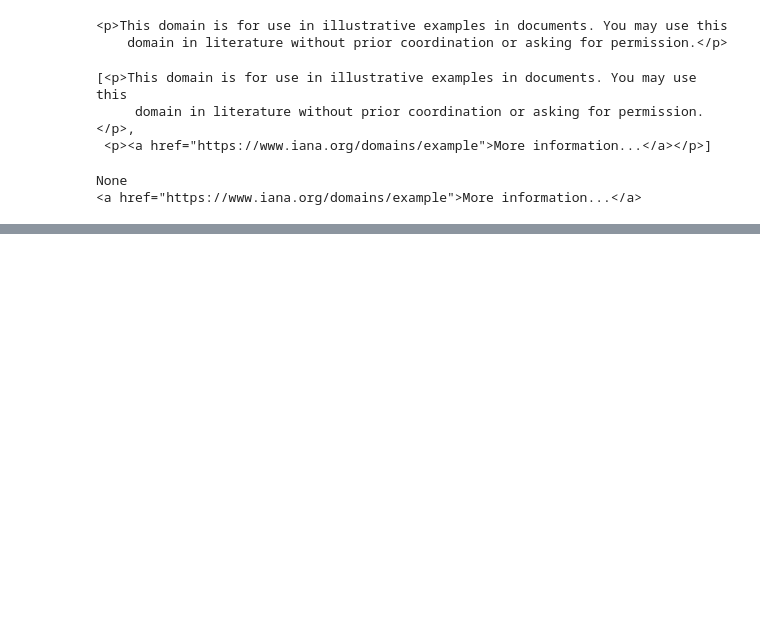
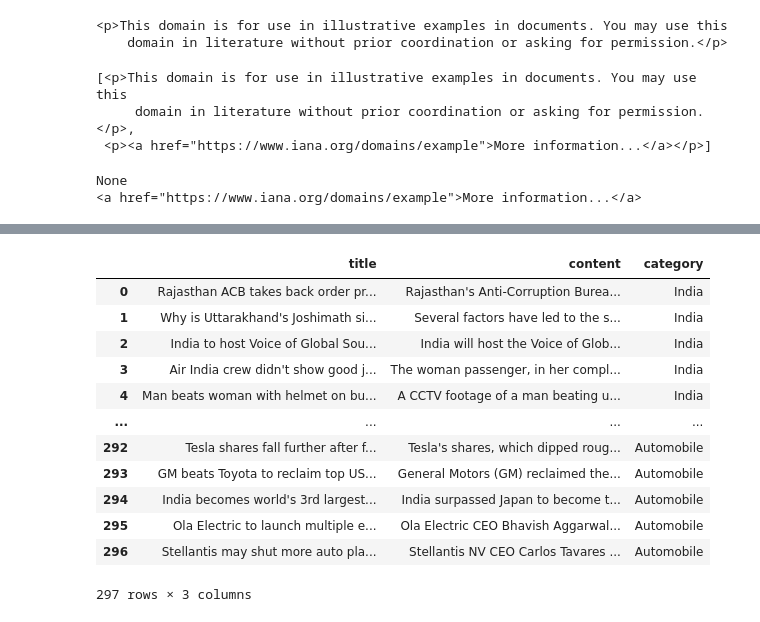
Before and after one commit to nadia-paz/natural-language-processing-exercises, a Jupyter notebook: acquire-lesson.ipynb, the cells around one changed output, grey strips where cells are left out. Drawn from its saved outputs; the diff is of its cells as text; code cells hidden in the pictures; blank space fills up the shorter version.

```diff
--- a/acquire-lesson.ipynb
+++ b/acquire-lesson.ipynb
@@ -74,0 +408,51 @@ None
+# %%
+def get_news_articles():
+    url = 'https://inshorts.com/en/read'
+    response = requests.get(url)
+    soup = BeautifulSoup(response.content, 'html.parser')
+    categories = soup.find('ul', class_='category-list').find_all('a')[1:] # first one is All News, I don't grab it
+    # dictionary to hold categories names and links
+    categories_links = {}
+    # main link
+    link = 'https://inshorts.com'
+    for c in categories:
+        # add path to the main link
+        categories_links[c.text.strip()] = link + c['href']
+    # create a dictionary to return
+    shorts = {
+        'title':[],
+        'content':[],
+        'category':[]
+    }
+    # loop through the categories and scrap the news
+    for key in categories_links:
+        # link
+        l = categories_links[key]
+        # new soup
+        s = BeautifulSoup(requests.get(l).content, 'html.parser')
+        # all news cards from the page
+        news_cards = s.find_all('div', class_='news-card')
+        for news in news_cards:
+            # add title
+            shorts['title'].append(news.find('a').text.strip())
+            # grab the text of the article
+            shorts['content'].append(news.find('div', itemprop="articleBody").text)
+            # add the category name
+            shorts['category'].append(key)
+    return shorts
+# %%
+pd.DataFrame(get_news_articles())
+# %% [output]
+|  | title | content | category |
+| 0 | Rajasthan ACB takes back order pr... | Rajasthan's Anti-Corruption Burea... | India |
+| 1 | Why is Uttarakhand's Joshimath si... | Several factors have led to the s... | India |
+| 2 | India to host Voice of Global Sou... | India will host the Voice of Glob... | India |
+| 3 | Air India crew didn't show good j... | The woman passenger, in her compl... | India |
+| 4 | Man beats woman with helmet on bu... | A CCTV footage of a man beating u... | India |
+| ... | ... | ... | ... |
+| 292 | Tesla shares fall further after f... | Tesla's shares, which dipped roug... | Automobile |
+| 293 | GM beats Toyota to reclaim top US... | General Motors (GM) reclaimed the... | Automobile |
+| 294 | India becomes world's 3rd largest... | India surpassed Japan to become t... | Automobile |
+| 295 | Ola Electric to launch multiple e... | Ola Electric CEO Bhavish Aggarwal... | Automobile |
+| 296 | Stellantis may shut more auto pla... | Stellantis NV CEO Carlos Tavares ... | Automobile |
+297 rows × 3 columns
```
Also changed, not shown: parts of 45 cells of this notebook, 1 other file.
